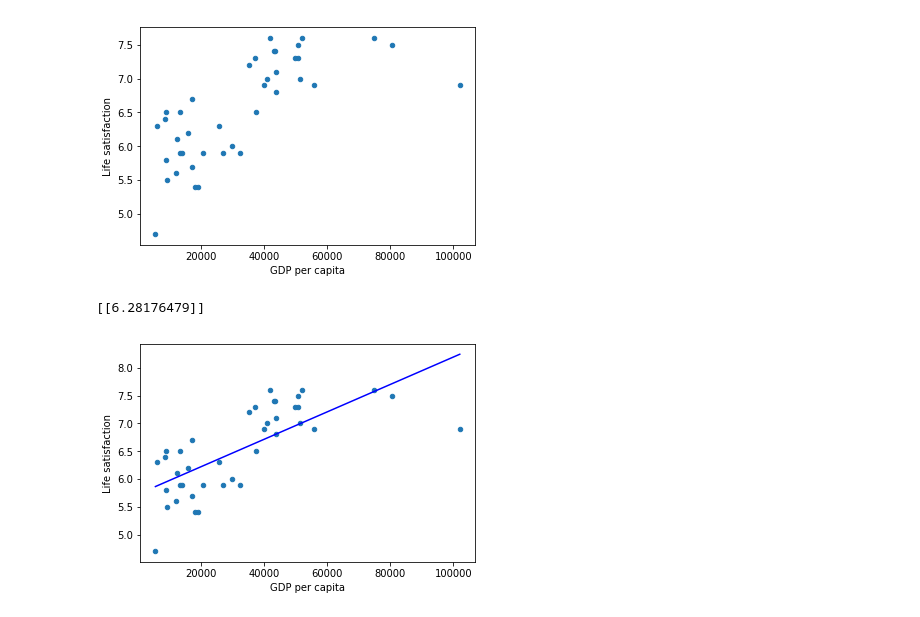
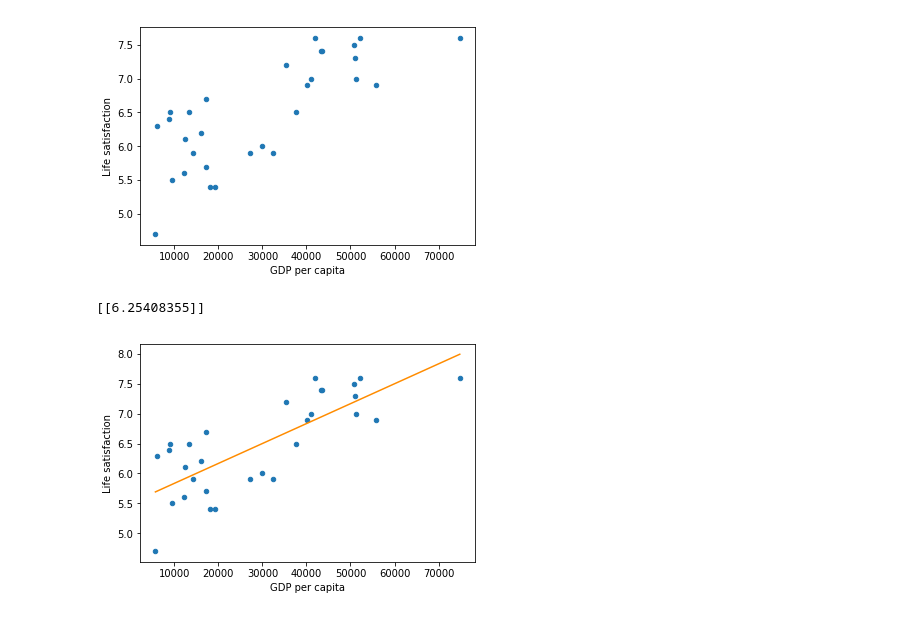
Before and after one commit to Maria-UET/Hands-on-Machine-Learning-with-Scikit-Learn-Keras-and-TensorFlow, a Jupyter notebook: Example 1-1 Training and running a linear model using Scikit-Learn.ipynb, the cells around one changed output. Cells and saved outputs as stored; diff of their text form; code cells hidden in the pictures.

Commit message:
Updated the prepare_country_stats function

```diff
--- a/Example 1-1 Training and running a linear model using Scikit-Learn.ipynb
+++ b/Example 1-1 Training and running a linear model using Scikit-Learn.ipynb
@@ -9,9 +9,16 @@ def prepare_country_stats(oecd_bli, gdp_per_capita):
     df2 = gdp_per_capita[['Country','2015']]
     country_stats = pd.merge(df1, df2, on='Country', how='inner')
     country_stats.rename(columns={"Value": "Life satisfaction", "2015": "GDP per capita"},  inplace=True)
+    country_stats.sort_values(by="GDP per capita",  inplace=True)
+    print (country_stats)
+
     country_stats.set_index('Country', inplace=True)
-    country_stats.sort_values(by="GDP per capita",  inplace=True)
-    return country_stats
+    # The code in the book removes certain countries from the data as they are not representitive of the data trend.
+    #[ Colombia, Brazil, Mexico, Greece, Portugal, Chile, Czech Republic, Luxembourg, United States]
+    remove_indices = [38, 30, 17, 9, 22, 31, 4, 16, 29]
+    keep_indices = list(set(range(39)) - set(remove_indices))
+    subset_country_stats=country_stats[["GDP per capita", 'Life satisfaction']].iloc[keep_indices]
+    return subset_country_stats
 # %%
 #Load the data
 
@@ -32,19 +59,20 @@ y = np.c_[country_stats['Life satisfaction']]
 country_stats.plot(kind='scatter', x="GDP per capita",y="Life satisfaction")
 plt.show()
 # %% [output]
-[figure, old version]
+[figure, new version]
 # %%
 model = sklearn.linear_model.LinearRegression()
-# train the mo
+# train the model
 model.fit(x,y)
+#make prediction on the model
 x_new = [[22587]]
 print(model.predict(x_new))
 
 #plot the learned model
 t0, t1 = model.intercept_[0], model.coef_[0][0]
 country_stats.plot(kind='scatter', x="GDP per capita",y="Life satisfaction")
-plt.plot(x, t0 + t1*x, "b")
+plt.plot(x, t0 + t1*x, "b", color='darkorange')
 plt.show()
 # %% [output]
-[[6.28176479]]
+[[6.25408355]]
-[figure, old version]
+[figure, new version]
```
Also changed, not shown: parts of 2 cells of this notebook.
